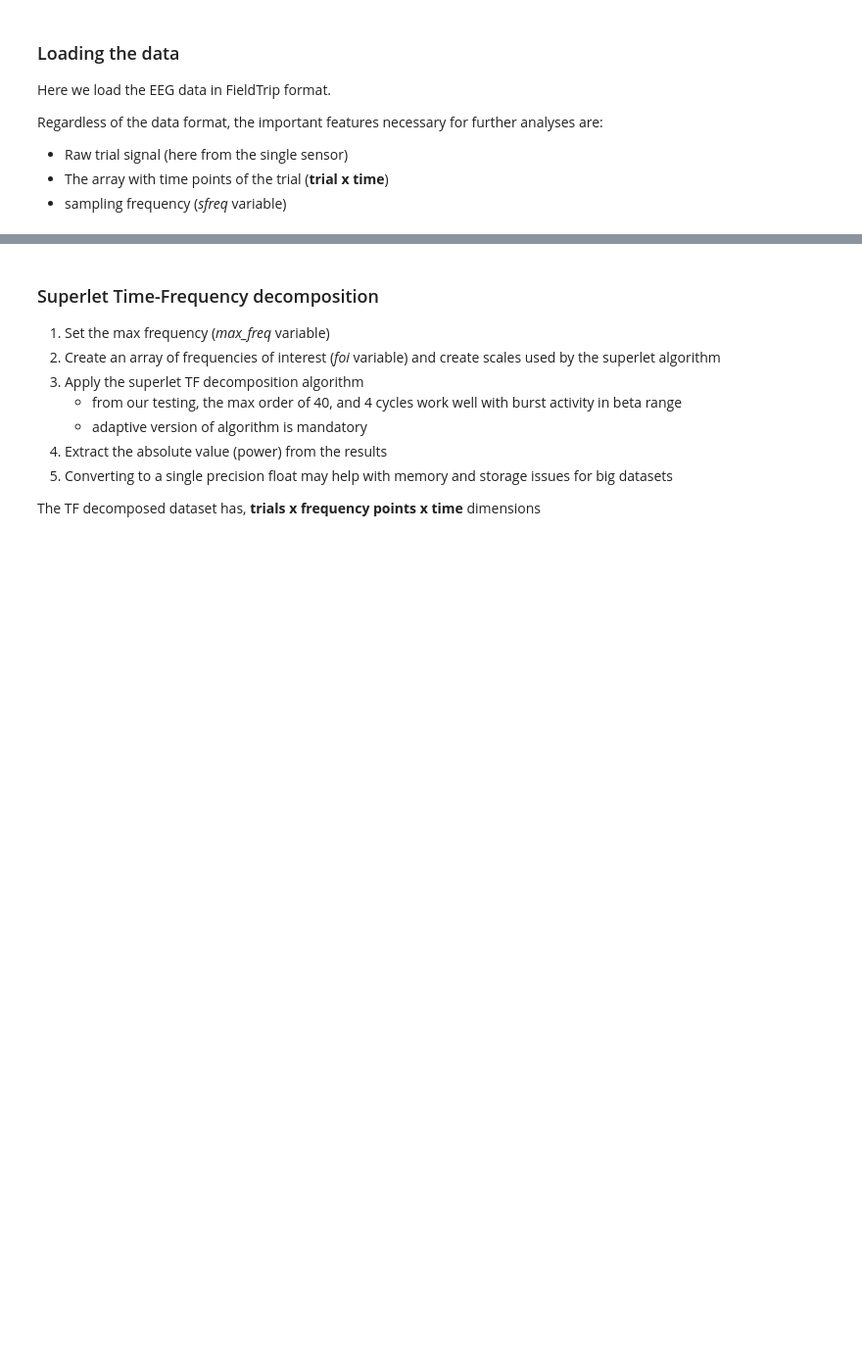
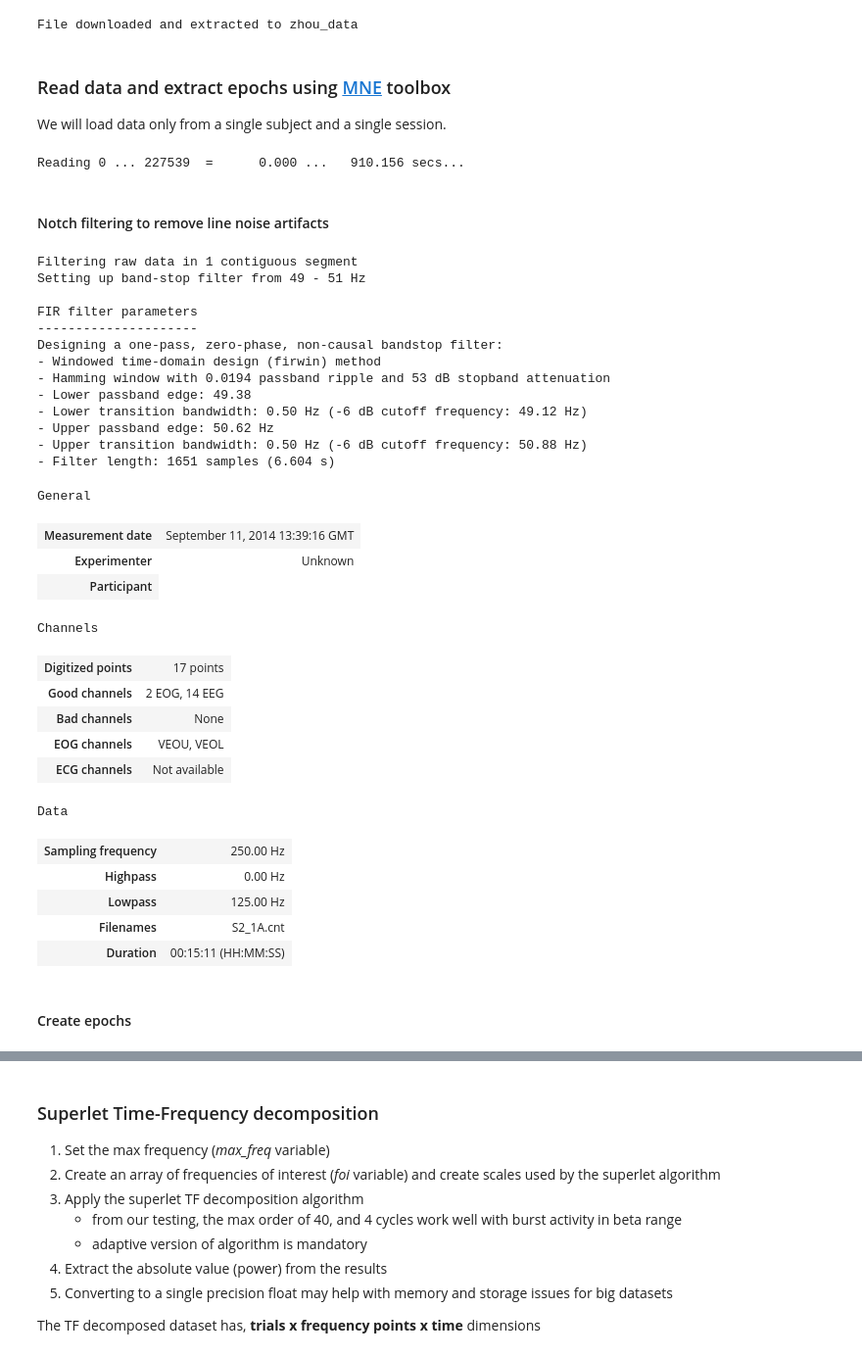
Before and after one commit to danclab/beta_burst, a Jupyter notebook: examples/superlet_burst_detection_example.ipynb, the cells around one changed output, grey strips where cells are left out. Shown at 98% size. Cells and saved outputs as stored; diff of their text form; code cells hidden in the pictures; blank space fills up the shorter version.

```diff
--- a/examples/superlet_burst_detection_example.ipynb
+++ b/examples/superlet_burst_detection_example.ipynb
@@ -14,8 +16,23 @@ New projects are recommended to update to using `specparam` (see Changelog for d
+# %%
+data_path = "https://ndownloader.figshare.com/files/3662952"
+
+zip_file_path = "zhou_data.zip"
+extract_folder = "zhou_data"
+
+# Download the compressed archive
+response = requests.get(data_path)
+with open(zip_file_path, 'wb') as file:
+    file.write(response.content)
+
+# Decompress the archive in extract folder
+os.makedirs(extract_folder, exist_ok=True)
+with zipfile.ZipFile(zip_file_path, 'r') as zip_ref:
+    zip_ref.extractall(extract_folder)
+os.remove(zip_file_path)
+
+print(f"File downloaded and extracted to {extract_folder}")
+# %% [output]
+File downloaded and extracted to zhou_data
 # %% [markdown]
-### Loading the data
-Here we load the EEG data in FieldTrip format.
-
-Regardless of the data format, the important features necessary for further analyses are:
- * Raw trial signal (here from the single sensor)
- * The array with time points of the trial (**trial x time**)
- * sampling frequency (*sfreq* variable)
+### Read data and extract epochs using [MNE](https://mne.tools/dev/) toolbox
+We will load data only from a single subject and a single session.
@@ -32,0 +39,50 @@ fs = epochs.info['sfreq']
+# %%
+subject = 2
+session = '1A'
+fname = f".\\zhou_data\\data\\S{subject}_{session}.cnt"
+raw = read_raw_cnt(fname, preload=True, eog=["VEOU", "VEOL"])
+stim = raw.annotations.description.astype(np.dtype("<10U"))
+stim[stim == "1"] = "left_hand"
+stim[stim == "2"] = "right_hand"
+stim[stim == "3"] = "feet"
+raw.annotations.description = stim
+raw.set_montage(make_standard_montage("standard_1005"))
+fs = raw.info['sfreq']
+# %% [output]
+Reading 0 ... 227539  =      0.000 ...   910.156 secs...
+# %% [markdown]
+#### Notch filtering to remove line noise artifacts
+# %%
+raw.notch_filter(freqs=[50])
+# %% [output]
+Filtering raw data in 1 contiguous segment
+Setting up band-stop filter from 49 - 51 Hz
+
+FIR filter parameters
+---------------------
+Designing a one-pass, zero-phase, non-causal bandstop filter:
+- Windowed time-domain design (firwin) method
+- Hamming window with 0.0194 passband ripple and 53 dB stopband attenuation
+- Lower passband edge: 49.38
+- Lower transition bandwidth: 0.50 Hz (-6 dB cutoff frequency: 49.12 Hz)
+- Upper passband edge: 50.62 Hz
+- Upper transition bandwidth: 0.50 Hz (-6 dB cutoff frequency: 50.88 Hz)
+- Filter length: 1651 samples (6.604 s)
+General
+| Measurement date | September 11, 2014 13:39:16 GMT |
+| Experimenter | Unknown |
+| Participant |
+Channels
+| Digitized points | 17 points |
+| Good channels | 2 EOG, 14 EEG |
+| Bad channels | None |
+| EOG channels | VEOU, VEOL |
+| ECG channels | Not available |
+Data
+| Sampling frequency | 250.00 Hz |
+| Highpass | 0.00 Hz |
+| Lowpass | 125.00 Hz |
+| Filenames | S2_1A.cnt |
+| Duration | 00:15:11 (HH:MM:SS) |
+# %% [markdown]
+#### Create epochs
```
Also changed, not shown: parts of 24 cells of this notebook, 5 other files.
